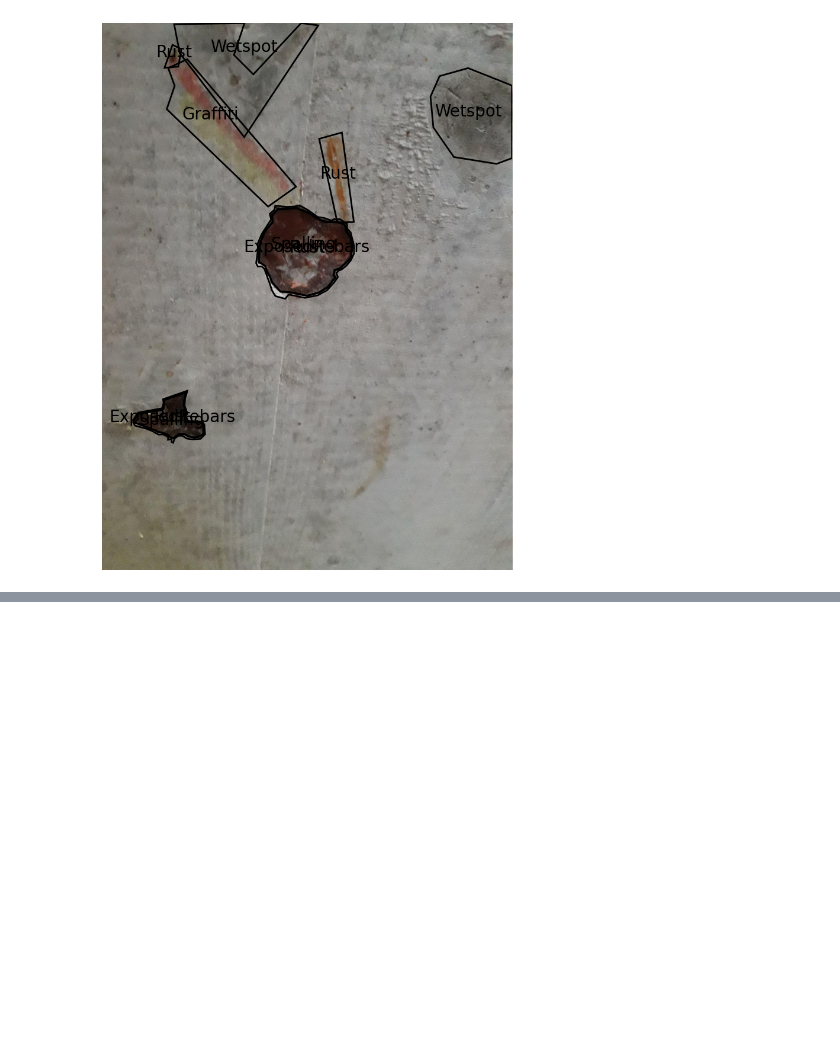
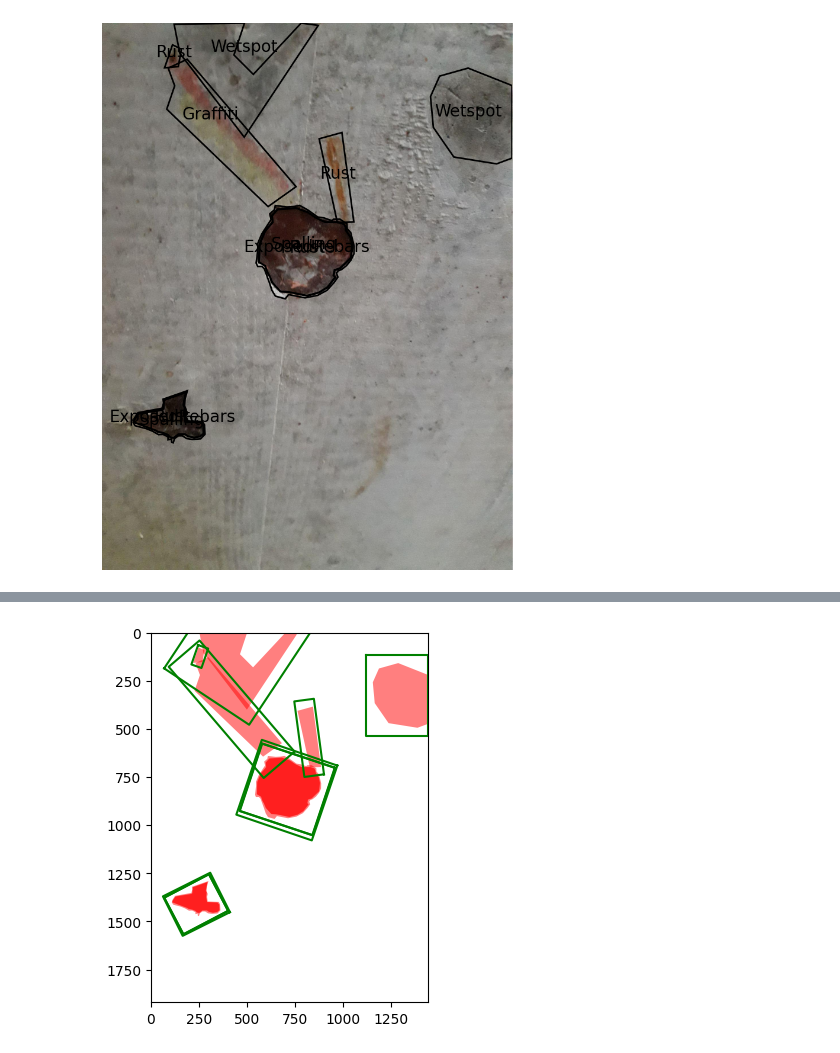
Before and after one commit to Samuelkoenig/PAMI_project_1, a Jupyter notebook: testV2.ipynb, the cells around one changed output, grey strips where cells are left out. Cells and saved outputs as stored; diff of their text form; code cells hidden in the pictures; blank space fills up the shorter version.

Commit message:
rectangle containing polygons

```diff
--- a/testV2.ipynb
+++ b/testV2.ipynb
@@ -73,0 +123,32 @@ plt.show()
+# %%
+data = annotations
+image_width = data["imageWidth"]
+image_height = data["imageHeight"]
+image_bounds = box(0, 0, image_width, image_height)
+scaling = 1.25
+
+fig, ax = plt.subplots()
+ax.set_xlim(0, image_width)
+ax.set_ylim(0, image_height)
+ax.set_aspect('equal')
+
+for shape in data['shapes']:
+    polygon = Polygon(shape['points'])
+    min_rect = polygon.minimum_rotated_rectangle
+    rect_center = min_rect.centroid
+    scaled_rect = scale(min_rect, xfact=scaling, yfact=scaling, origin=rect_center)
+
+    clipped_rect = scaled_rect.intersection(image_bounds)
+
+    # Plotting the polygon
+    x, y = polygon.exterior.xy
+    ax.fill(x, y, alpha=0.5, fc='r', ec='none')
+
+    # Plotting the minimum area rectangle
+    x, y = clipped_rect.exterior.xy
+    ax.plot(x, y, 'g')
+
+plt.gca().invert_yaxis()  # Invert Y axis to match image coordinate system
+plt.show()
+# %% [output]
+[figure, added]
```
Also changed, not shown: parts of 5 cells of this notebook.
